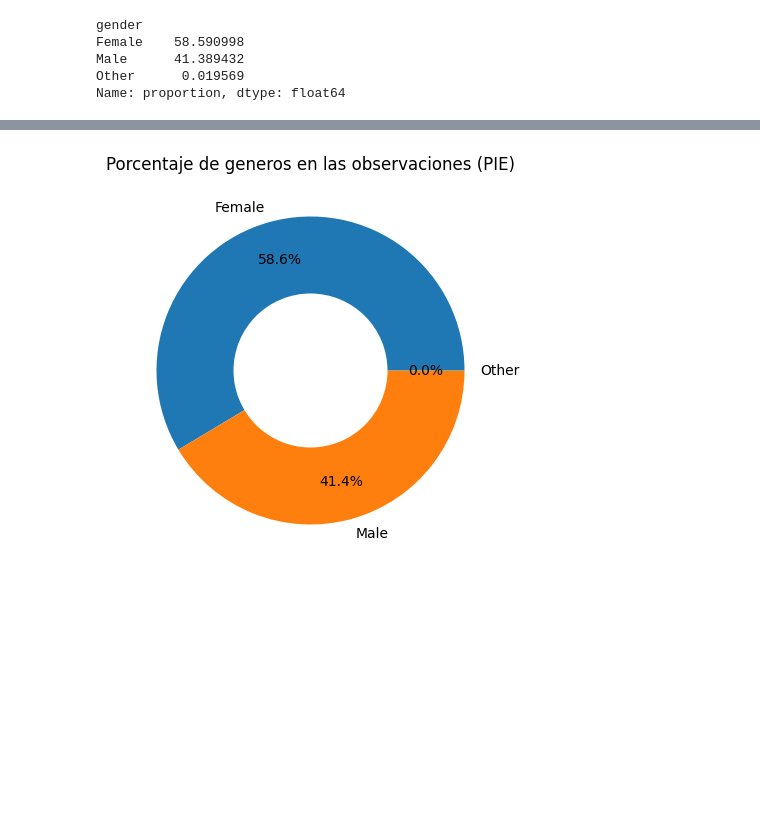
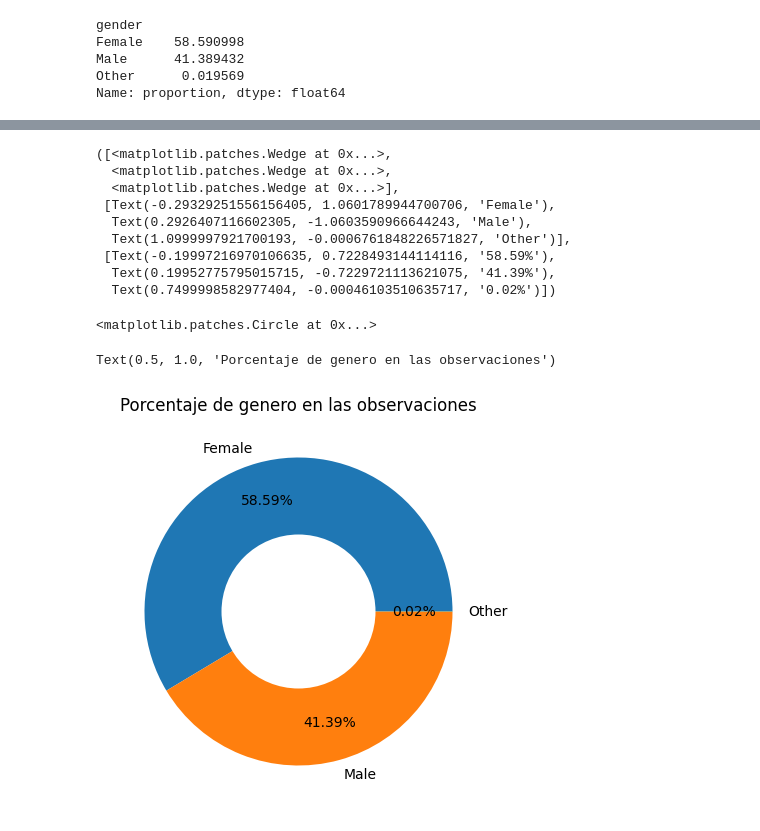
Before and after one commit to SamQuintero/PAD, a Jupyter notebook: analisis.ipynb, the cells around one changed output, grey strips where cells are left out. Saved outputs shown, nothing was run; the diff lists cells and outputs as text; code cells hidden in the pictures; blank space fills up the shorter version.

```diff
--- a/analisis.ipynb
+++ b/analisis.ipynb
@@ -292,14 +323,27 @@ plt.show()
 # %%
+# Gráfica de dona
+
 plt.pie(pc_gender, labels=pc_gender.index,
-        autopct='%1.1f%%', pctdistance=0.75,
+        autopct='%1.2f%%', pctdistance=0.75,
         )
 centre_circle = plt.Circle((0,0), 0.5, fc="white")
 fig = plt.gcf()
 fig.set_figwidth(5)
 fig.set_figheight(5)
 fig.gca().add_artist(centre_circle)
-plt.title("Porcentaje de generos en las observaciones (PIE)")
+plt.title("Porcentaje de genero en las observaciones")
 
 plt.show()
 # %% [output]
+([<matplotlib.patches.Wedge at 0x...>,
+  <matplotlib.patches.Wedge at 0x...>,
+  <matplotlib.patches.Wedge at 0x...>],
+ [Text(-0.29329251556156405, 1.0601789944700706, 'Female'),
+  Text(0.2926407116602305, -1.0603590966644243, 'Male'),
+  Text(1.0999997921700193, -0.0006761848226571827, 'Other')],
+ [Text(-0.19997216970106635, 0.7228493144114116, '58.59%'),
+  Text(0.19952775795015715, -0.7229721113621075, '41.39%'),
+  Text(0.7499998582977404, -0.00046103510635717, '0.02%')])
+<matplotlib.patches.Circle at 0x...>
+Text(0.5, 1.0, 'Porcentaje de genero en las observaciones')
-[figure, old version]
+[figure, new version]
```
Also changed, not shown: parts of 36 cells of this notebook.
